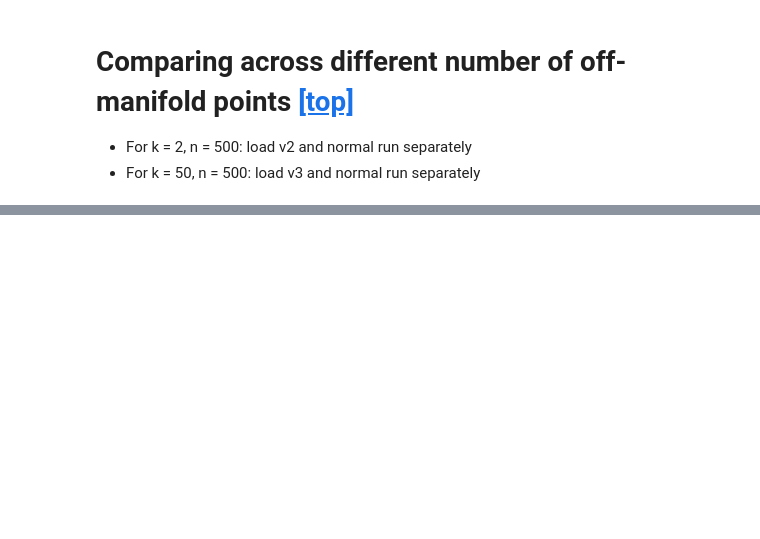
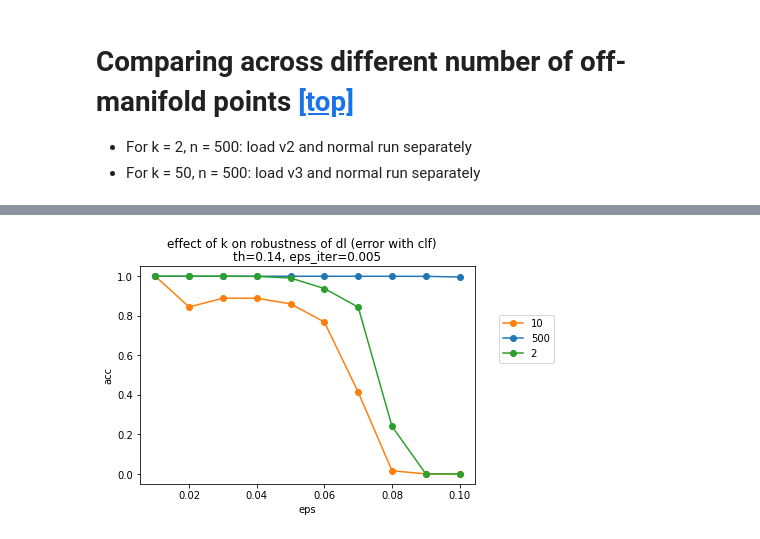
Before and after one commit to microsoft/distance-learner, a Jupyter notebook: notebooks/Omniboard Experiment D.ipynb, the cells around one changed output, grey strips where cells are left out. Saved outputs shown, nothing was run; the diff lists cells and outputs as text; code cells hidden in the pictures; blank space fills up the shorter version.

```diff
--- a/notebooks/Omniboard Experiment D.ipynb
+++ b/notebooks/Omniboard Experiment D.ipynb
@@ -362,0 +407,4 @@ fig.show()
+# %%
+print("selected files:")
+for i in multiselect.value:
+    print(i)
@@ -362,0 +437,6 @@ fig.show()
+# %%
+print("selected files:")
+for f in multiselect_clf.value:
+    print(f)
+
+clf_files = [os.path.join(RES_DIR, i) for i in multiselect_clf.value]
@@ -362,0 +470,74 @@ fig.show()
+# %%
+#### setting hyperparameters which will be fixed!!!
+
+thresh = 0.14
+eps_iter = 5e-03
+show_error_w_clf = False
+# %%
+dl_perf_all = list()
+clf_perf_all = list()
+k_all = list()
+
+plt.figure()
+for pair in pair_files:
+    dl_df = pd.read_json(pair[0])
+    clf_df = pd.read_json(pair[1]) if pair[1] is not None else None
+
+    eps_arr = dl_df.eps.unique()
+
+    dl_perf = np.zeros(eps_arr.shape)
+    clf_perf = np.zeros(eps_arr.shape)
+
+    assert dl_df.k.unique().shape[0] == 1
+    if clf_df is not None:
+        assert clf_df.k.unique().shape[0] == 1
+    k = dl_df.k.unique()[0]
+
+    for i in range(eps_arr.shape[0]):
+        eps = eps_arr[i]
+
+        dl_perf[i] = np.trace(pd.read_csv(dl_df[(np.round(dl_df.thresh, 2) == thresh) & \
+                                             (dl_df.eps == eps) & \
+                                             (np.round(dl_df.eps_iter, 3) == eps_iter)].adv_pct_cm.tolist()[0], index_col=0).to_numpy())
+        if clf_df is not None:
+            clf_perf[i] = np.trace(pd.read_csv(clf_df[(clf_df.eps == eps) & \
+                                             (np.round(clf_df.eps_iter, 3) == eps_iter)].adv_pct_cm.tolist()[0], index_col=0).to_numpy())
+    if clf_df is not None:
+        diff = dl_perf - clf_perf
+        lolim = diff < 0
+        uplim = diff >= 0
+
+        if show_error_w_clf:
+            plt.errorbar(eps_arr, dl_perf, yerr=diff, uplims=uplim, lolims=lolim, label=k, marker="o", markersize=0.1)
+        else:
+            plt.errorbar(eps_arr, dl_perf, label=k, marker="o")
+    else:
+        plt.plot(eps_arr, dl_perf, label=k, marker="o")
+
+    dl_perf_all.append(dl_perf)
+    clf_perf_all.append(clf_perf if clf_df is not None else None)
+    k_all.append(k)
+
+plt.legend(bbox_to_anchor =(1.25, 0.8))
+plt.title("th={}, eps_iter={}".format(thresh, eps_iter))
+plt.suptitle("effect of k on robustness of dl (error with clf)")
+plt.xlabel("eps")
+plt.ylabel("acc")
+plt.show()
+
+
+
+plt.figure()
+for i in range(len(clf_perf_all)):
+    if clf_perf_all[i] is None:
+        continue
+    plt.plot(eps_arr, clf_perf_all[i], label=k_all[i], marker="o")
+
+plt.legend(bbox_to_anchor =(1.25, 0.8))
+plt.title("th={}, eps_iter={}".format(thresh, eps_iter))
+plt.suptitle("effect of k on robustness of clf")
+plt.xlabel("eps")
+plt.ylabel("acc")
+plt.show()
+# %% [output]
+[figure, added]
```
Also changed, not shown: parts of 33 cells of this notebook, 3 other files.
